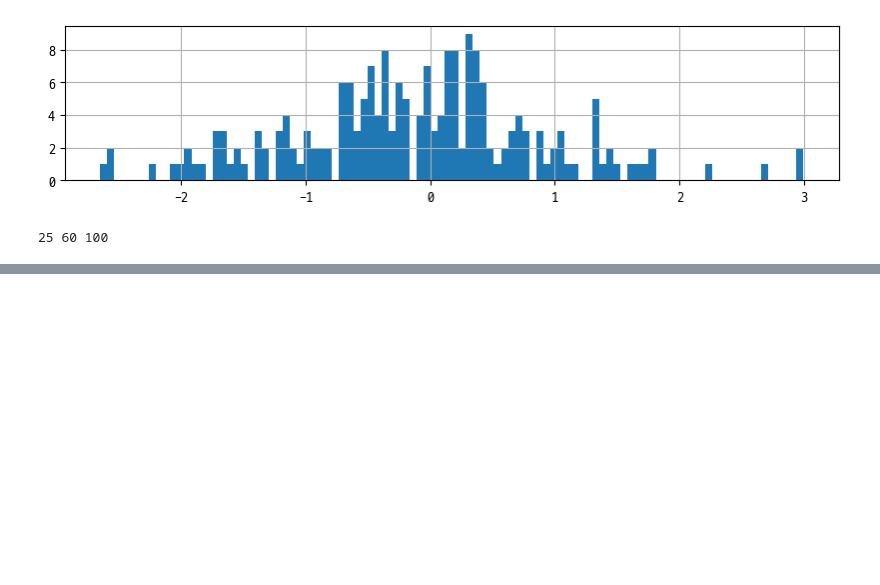
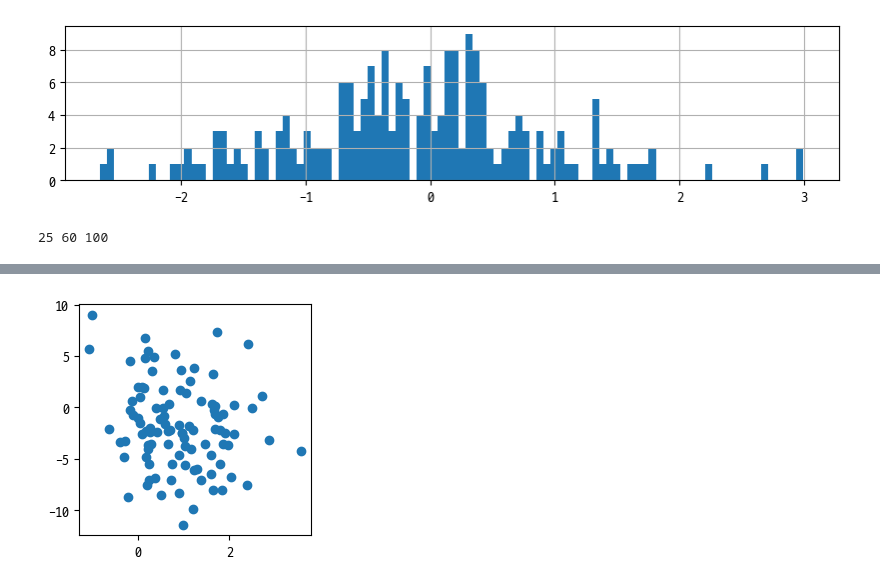
Before and after one commit to inwookbaek/20230823_04.python, a Jupyter notebook: 25.데이터분석_matplotlib.ipynb, the cells around one changed output, grey strips where cells are left out. Saved outputs shown, nothing was run; the diff lists cells and outputs as text; code cells hidden in the pictures; blank space fills up the shorter version.

```diff
--- a/25.데이터분석_matplotlib.ipynb
+++ b/25.데이터분석_matplotlib.ipynb
@@ -706,0 +720,10 @@ print(len(math), min(math), max(math))
+# %%
+x1 = np.random.normal(1,1,size=(100,1))
+x2 = np.random.normal(-2,4,size=(100,1))
+print(x1[:5], x2[:5])
+
+# np.concatnate()
+X = np.concatenate([x1, x2], axis=1) # 열방향
+
+X1 = np.concatenate([x1, x2], axis=0) # 행방향
+print(X[:5], X1[:5], X1[-5:])
@@ -706,0 +748,4 @@ print(len(math), min(math), max(math))
+# %%
+# X를 DataFrame
+df = pd.DataFrame(X, columns=['x', 'y'])
+df.head()
@@ -706,0 +759,13 @@ print(len(math), min(math), max(math))
+# %%
+# 산점도 - 데이터의 상관관계를 시각화
+# 양의 상관관계 : x값이 증가할 경우 y값이 증가 즉, 우상향
+# 음의 상관관계 : x값이 증가할 경우 y값이 감소 즉, 좌하향
+# scatter()
+plt.figure(figsize=(3,3))
+plt.scatter(df.x, df.y)
+plt.show()
+
+# 결과분석
+# 해당 데이터 즉, x와 y값은 상관관계가 없다. 즉, x,y는 무의미하다.
+# %% [output]
+[figure, added]
```
Also changed, not shown: parts of 20 cells of this notebook, 4 other files.
